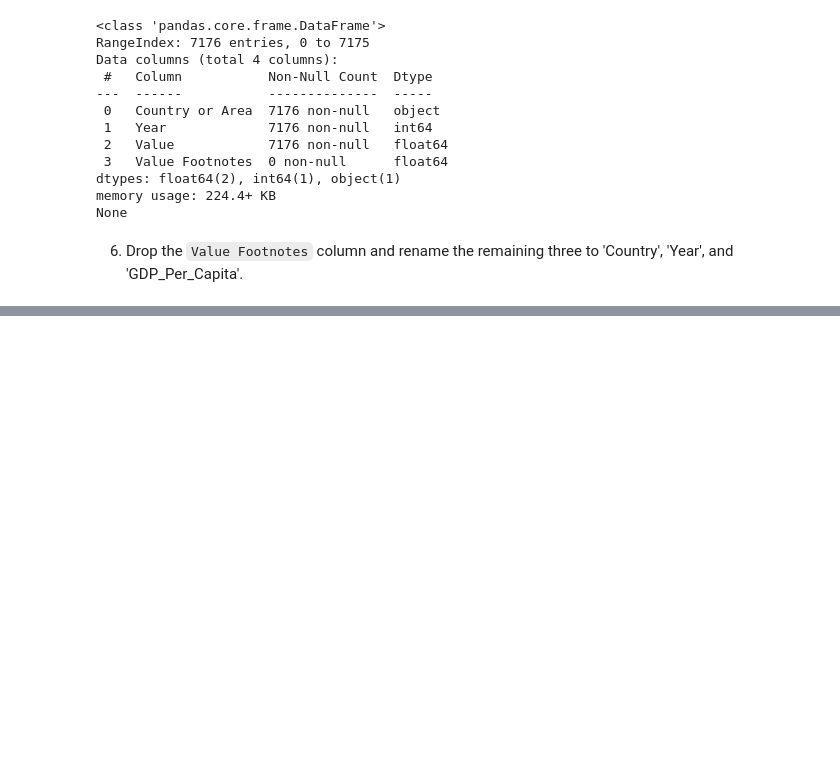
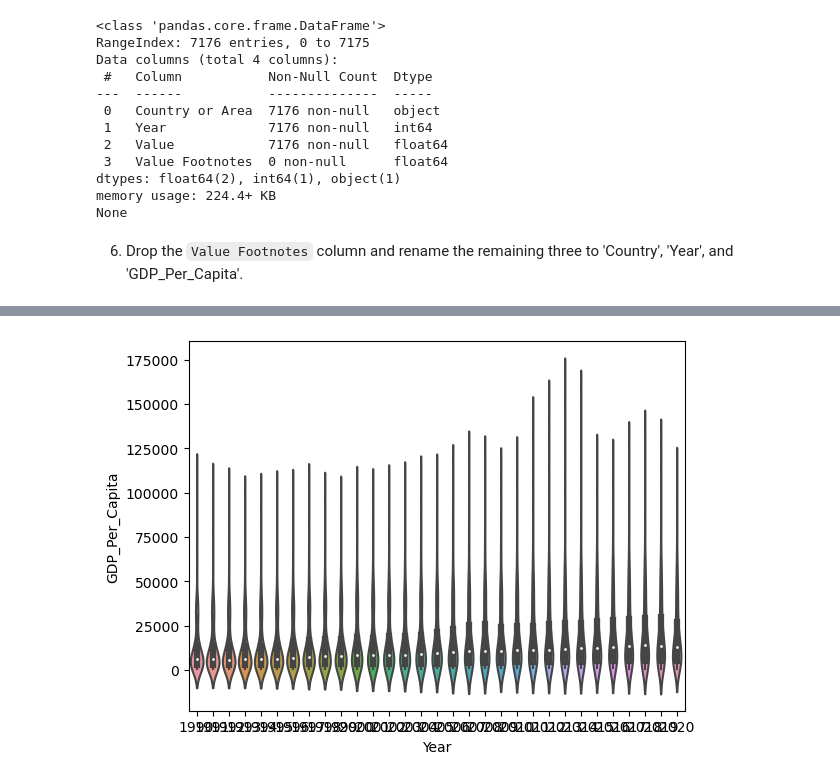
Before and after one commit to NSS-Data-Analytics-Cohort-8/gdp-and-internet-usage-cjpentecost, a Jupyter notebook: notebooks/UNproject.ipynb, the cells around one changed output, grey strips where cells are left out. Cells and saved outputs as stored; diff of their text form; code cells hidden in the pictures; blank space fills up the shorter version.

```diff
--- a/notebooks/UNproject.ipynb
+++ b/notebooks/UNproject.ipynb
@@ -44,7 +45,7 @@ None
 # %% [markdown]
 6. Drop the `Value Footnotes` column and rename the remaining three to 'Country', 'Year', and 'GDP_Per_Capita'.
 # %%
-gdp_df.drop(columns=["Value Footnotes"])
-gdp_df.rename(columns={'Country or Area': 'Country', 'Value': 'GDP_Per_Capita'})
-print(gdp_df.head())
+gdp_df.drop(columns=["Value Footnotes"], inplace = True)
+gdp_df.rename(columns={'Country or Area':'Country','Value':'GDP_Per_Capita'},inplace = True)
+gdp_df.head()
 # %% [output]
@@ -56,0 +89,6 @@ print(gdp_df.head())
+# %%
+sns.violinplot(x=gdp_df["Year"], y=gdp_df["GDP_Per_Capita"])
+
+plt.show(block = False)
+# %% [output]
+[figure, added]
```
Also changed, not shown: parts of 5 cells of this notebook, 2 other files.
